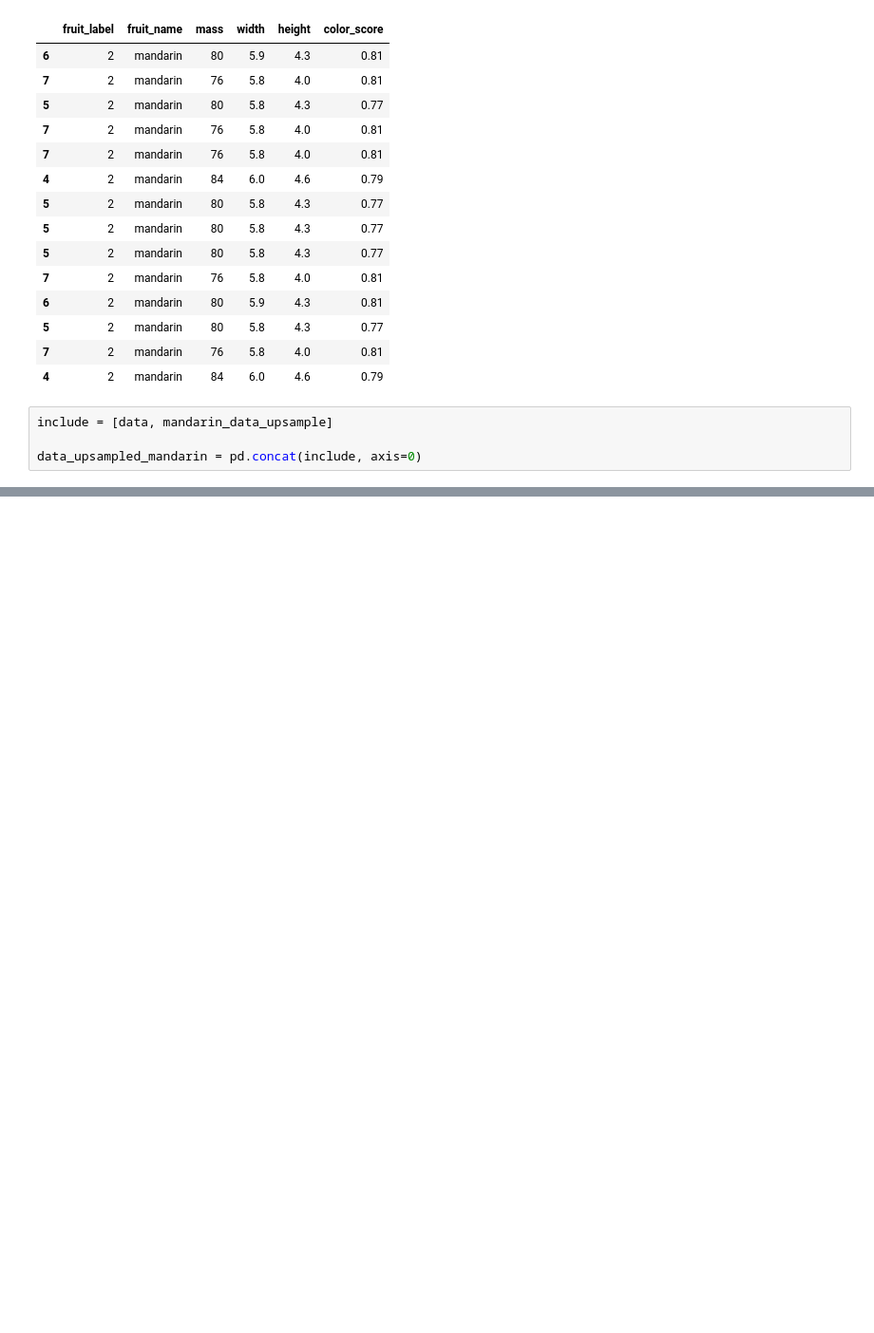
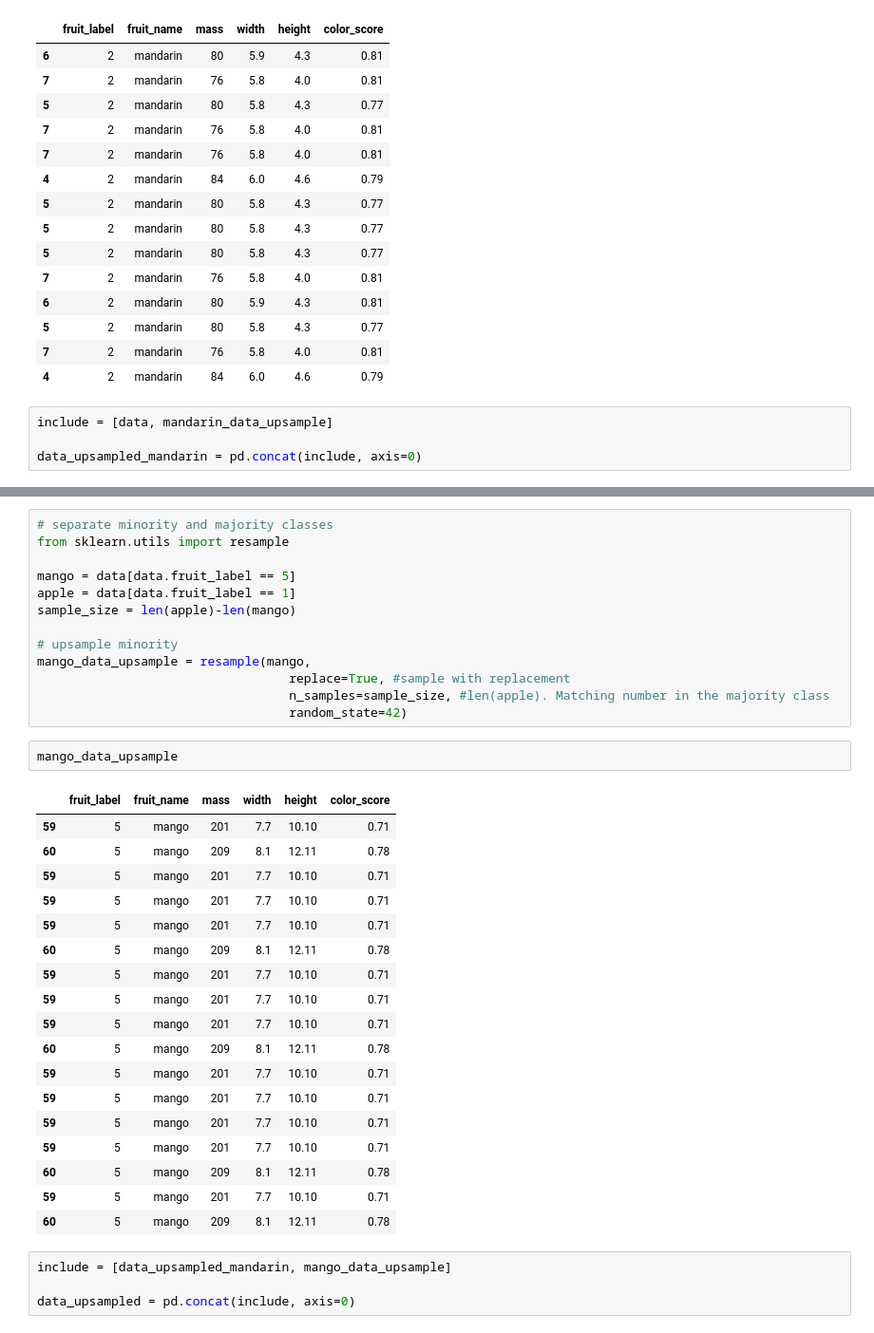
Before and after one commit to RochaErik/X-Overfitting-underfitting, a Jupyter notebook: Overfitting_underfitting.ipynb, the cells around one changed output, grey strips where cells are left out. Shown at 95% size. Saved outputs shown, nothing was run; the diff lists cells and outputs as text; blank space fills up the shorter version.

```diff
--- a/Overfitting_underfitting.ipynb
+++ b/Overfitting_underfitting.ipynb
@@ -216,0 +250,38 @@ data_upsampled_mandarin.tail(20)
+# %%
+# separate minority and majority classes
+from sklearn.utils import resample
+
+mango = data[data.fruit_label == 5]
+apple = data[data.fruit_label == 1]
+sample_size = len(apple)-len(mango)
+
+# upsample minority
+mango_data_upsample = resample(mango,
+                                  replace=True, #sample with replacement
+                                  n_samples=sample_size, #len(apple). Matching number in the majority class
+                                  random_state=42)
+# %%
+mango_data_upsample
+# %% [output]
+|  | fruit_label | fruit_name | mass | width | height | color_score |
+| 59 | 5 | mango | 201 | 7.7 | 10.10 | 0.71 |
+| 60 | 5 | mango | 209 | 8.1 | 12.11 | 0.78 |
+| 59 | 5 | mango | 201 | 7.7 | 10.10 | 0.71 |
+| 59 | 5 | mango | 201 | 7.7 | 10.10 | 0.71 |
+| 59 | 5 | mango | 201 | 7.7 | 10.10 | 0.71 |
+| 60 | 5 | mango | 209 | 8.1 | 12.11 | 0.78 |
+| 59 | 5 | mango | 201 | 7.7 | 10.10 | 0.71 |
+| 59 | 5 | mango | 201 | 7.7 | 10.10 | 0.71 |
+| 59 | 5 | mango | 201 | 7.7 | 10.10 | 0.71 |
+| 60 | 5 | mango | 209 | 8.1 | 12.11 | 0.78 |
+| 59 | 5 | mango | 201 | 7.7 | 10.10 | 0.71 |
+| 59 | 5 | mango | 201 | 7.7 | 10.10 | 0.71 |
+| 59 | 5 | mango | 201 | 7.7 | 10.10 | 0.71 |
+| 59 | 5 | mango | 201 | 7.7 | 10.10 | 0.71 |
+| 60 | 5 | mango | 209 | 8.1 | 12.11 | 0.78 |
+| 59 | 5 | mango | 201 | 7.7 | 10.10 | 0.71 |
+| 60 | 5 | mango | 209 | 8.1 | 12.11 | 0.78 |
+# %%
+include = [data_upsampled_mandarin, mango_data_upsample]
+
+data_upsampled = pd.concat(include, axis=0)
```
Also changed, not shown: parts of 6 cells of this notebook.
